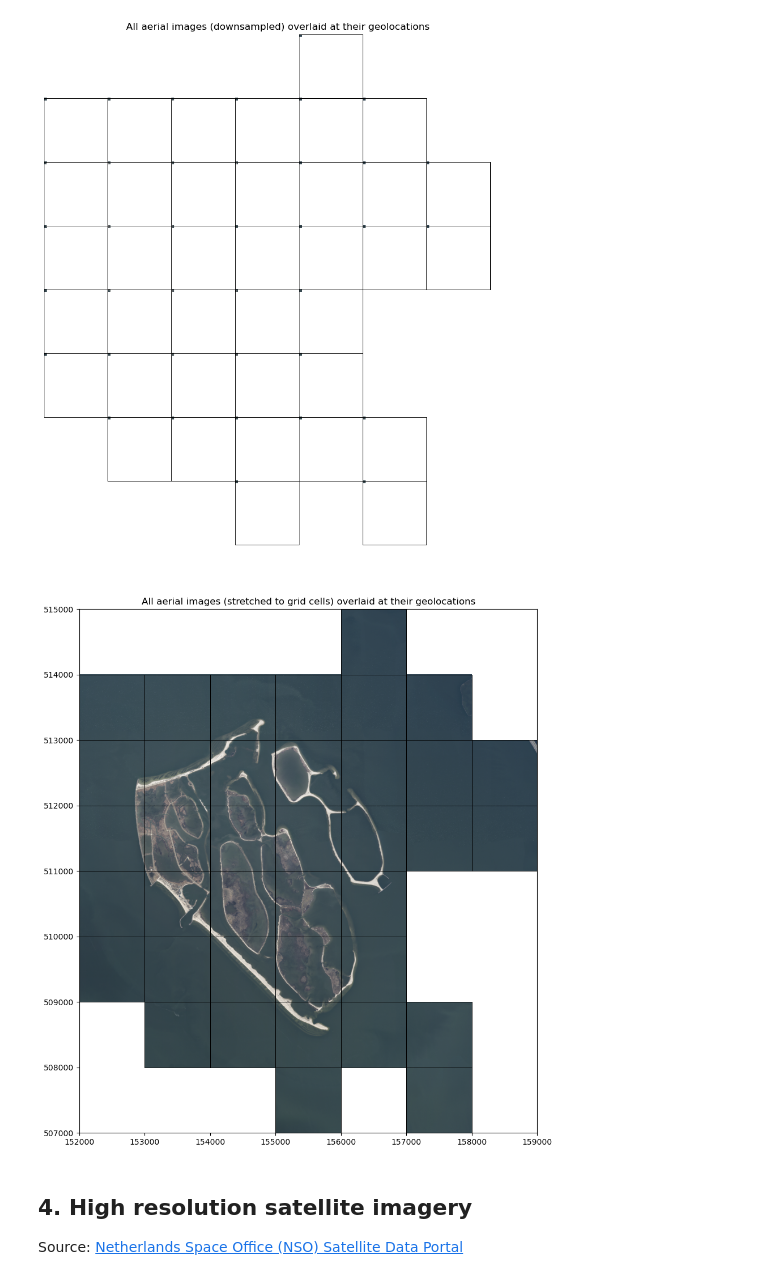
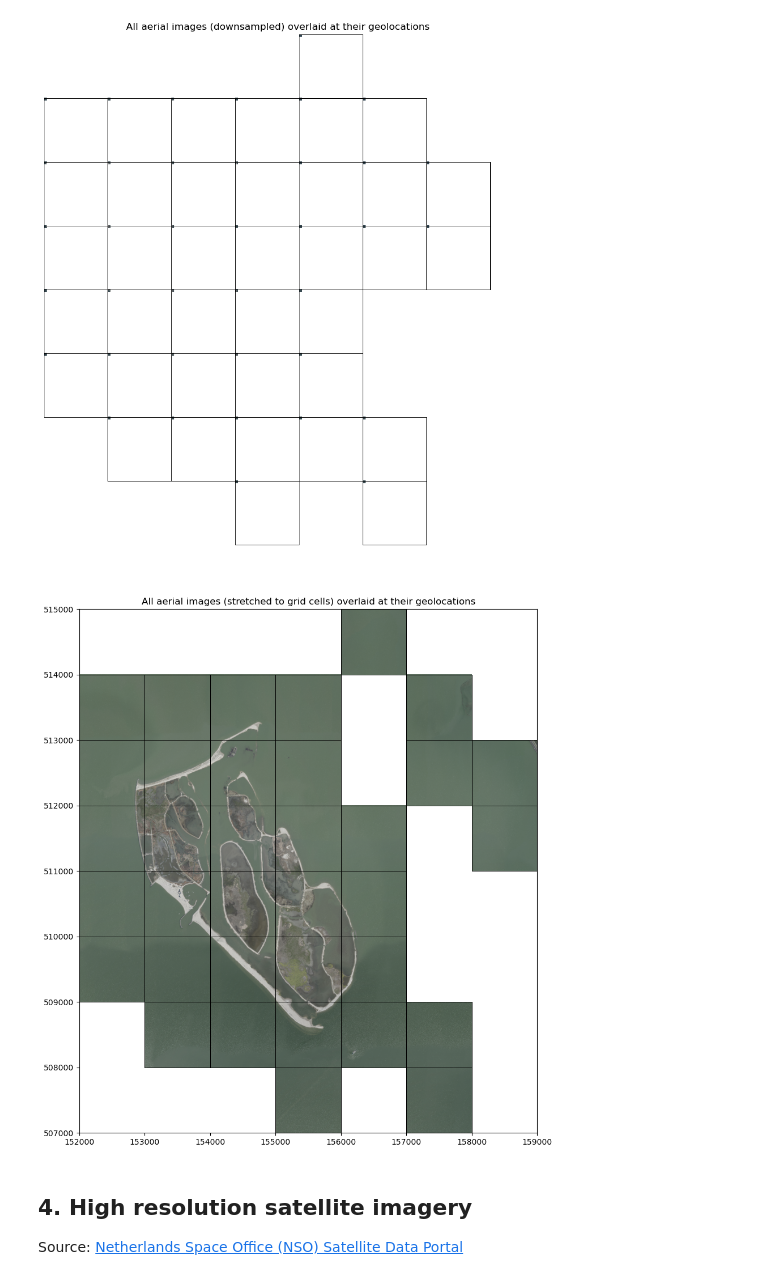
Before and after one commit to movephutthaphaiboon/coastal-analysis-shoreline-evolution, a Jupyter notebook: A_data-exploration.ipynb, the cells around one changed output. Cells and saved outputs as stored; diff of their text form; code cells hidden in the pictures.

```diff
--- a/A - data exploration.ipynb
+++ b/A_data-exploration.ipynb
@@ -174,7 +174,7 @@ Data collection date: Spring flight 2025
 import geopandas as gpd
 from pathlib import Path
 
-geojson_path = "data/BN Imagerial Data/selectie_b2308cf8-260e-4c03-9402-2988cde1071e.geojson"
+geojson_path = "data/BN_spring_2021/selectie_b4b10ed2-7286-4972-8079-cb7124ccef2a.geojson"
 gdf = gpd.read_file(geojson_path)
 
 # Plot footprints
@@ -282,7 +282,15 @@ from pathlib import Path
 
 fig, ax = plt.subplots(figsize=(12, 12))
 max_size = 500  # target max pixels on longest side
-local_folder = Path("data/BN Imagerial Data/hwh-ortho/2025/Ortho/1/8/beelden_RGB_jpeg_tegels")
+
+# 2025 data
+# local_folder = Path("data/BN_spring_2025/hwh-ortho/2025/Ortho/1/8/beelden_RGB_jpeg_tegels")
+
+# 2023 data
+# local_folder = Path("data/BN_spring_2023/hwh-ortho/2023/Ortho/1/08/beelden_tif_tegels")
+
+# 2021 data
+local_folder = Path("data/BN_spring_2021/hwh-ortho/2021/1/08/beelden_tif_tegels")
 
 for idx, row in gdf.iterrows():
     image_filename = Path(str(row["file"])).name
@@ -293,34 +301,34 @@ for idx, row in gdf.iterrows():
         with rasterio.open(local_image_path) as src:
             # choose overview or compute scale
             if src.overviews(1):
                 ovr = src.overviews(1)[-1]
                 out_height = max(1, int(src.height // ovr))
                 out_width = max(1, int(src.width // ovr))
             else:
                 scale = max(src.width / max_size, src.height / max_size, 1.0)
                 out_width = max(1, int(src.width / scale))
                 out_height = max(1, int(src.height / scale))
 
             img = src.read(
                 out_shape=(src.count, out_height, out_width),
                 resampling=rasterio.enums.Resampling.nearest
             )
 
             # Stretch the downsampled image to exactly fill the geometry bounds
             minx, miny, maxx, maxy = row["geometry"].bounds
             new_transform = from_bounds(minx, miny, maxx, maxy, out_width, out_height)
 
             show(img, transform=new_transform, ax=ax, title=image_filename)
     except Exception as e:
         print(f"Error loading image {local_image_path}: {e}")
 
 gdf.boundary.plot(ax=ax, edgecolor="black", linewidth=0.5)
 ax.set_title("All aerial images (stretched to grid cells) overlaid at their geolocations")
 ax.set_aspect("equal")
 plt.axis('on')
 plt.show()
 # %% [output]
-[figure, old version]
+[figure, new version]
 # %% [markdown]
 ## 4. High resolution satellite imagery
 
```
Also changed, not shown: parts of 8 cells of this notebook.
